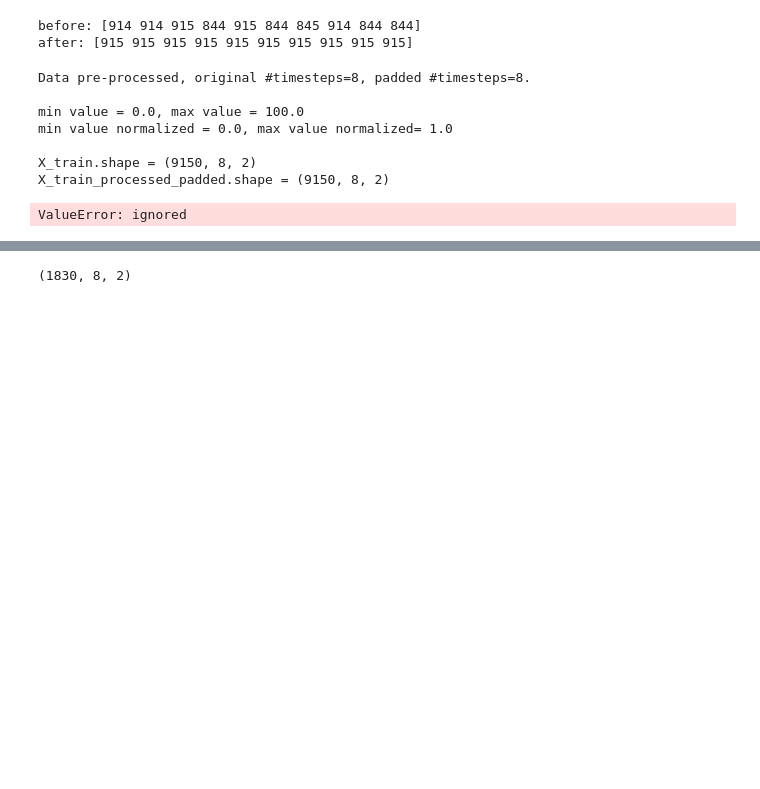
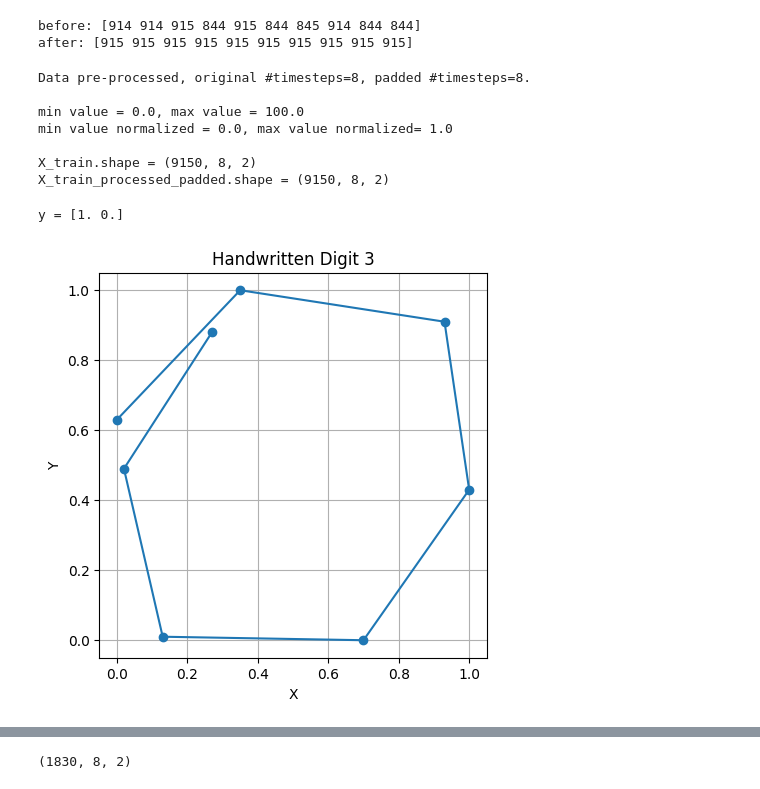
Before and after one commit to stellagerantoni/learning-time-series-counterfactuals, a Jupyter notebook: multivariate_pendigits.ipynb, the cells around one changed output, grey strips where cells are left out. Cells and saved outputs as stored; diff of their text form; code cells hidden in the pictures; blank space fills up the shorter version.

```diff
--- a/multivariate_pendigits.ipynb
+++ b/multivariate_pendigits.ipynb
@@ -339,7 +281,8 @@ def time_warp(series, alpha=0.5):
-# %%
-warped_data = np.array([time_warp(series) for series in X_train])
-# %% [output]
-ValueError: ignored
+# %%
+visualise_digit(X_train,y_train,190)
+# %% [output]
+y = [1. 0.]
+[figure, added]
 # %%
 from keras.regularizers import l2
 def Classifier(
```
Also changed, not shown: parts of 13 cells of this notebook.
